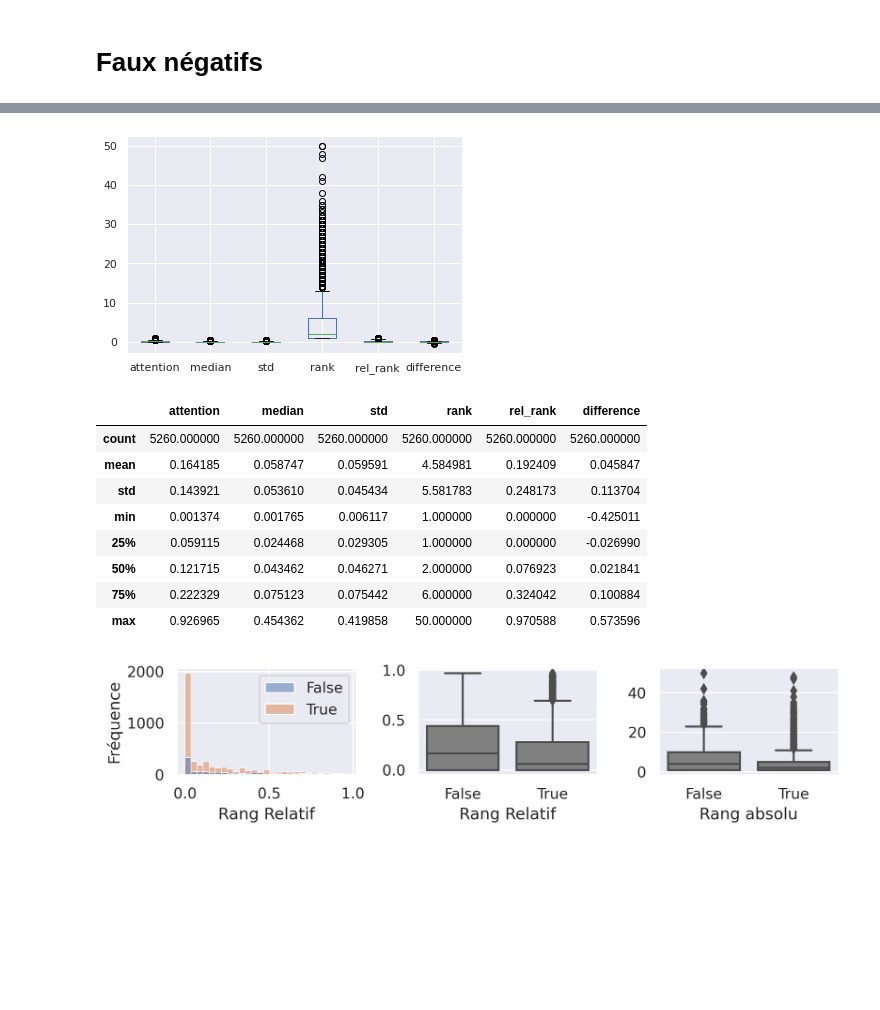
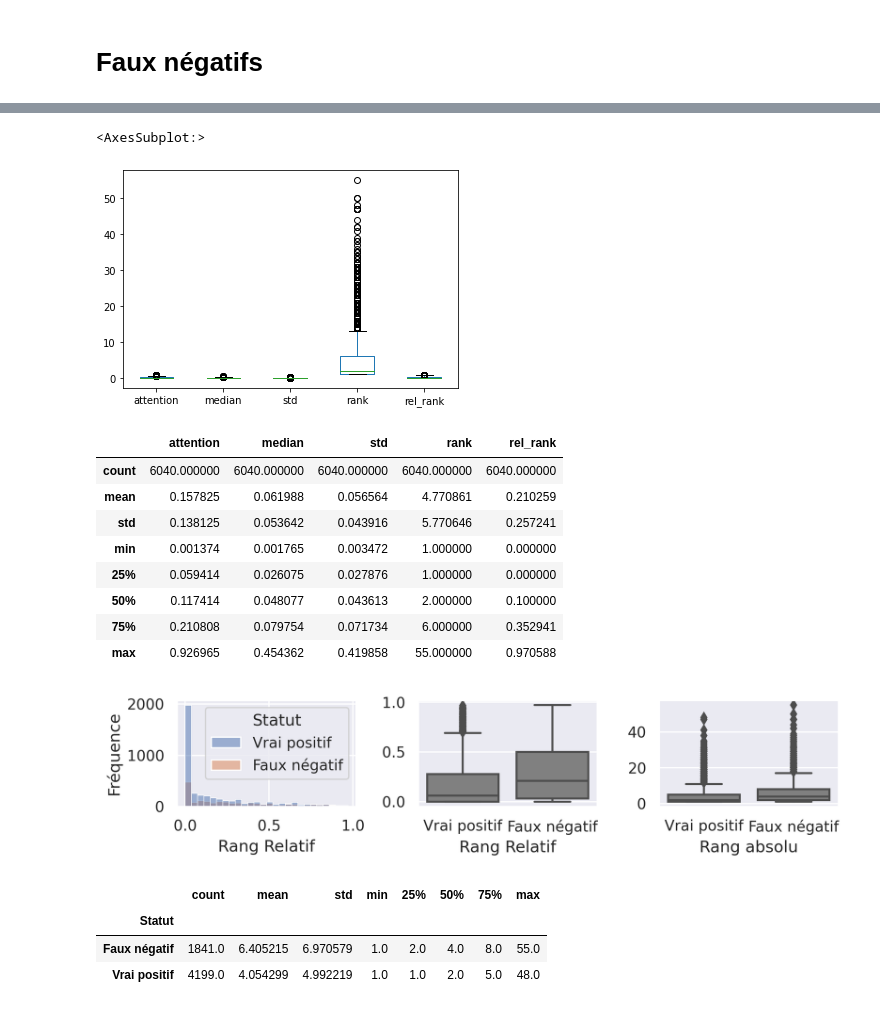
Before and after one commit to lascivaroma/seligator, a Jupyter notebook: 09 - Study attention accross models.ipynb, the cells around one changed output, grey strips where cells are left out. Cells and saved outputs as stored; diff of their text form; code cells hidden in the pictures; blank space fills up the shorter version.

```diff
--- a/09 - Study attention accross models.ipynb
+++ b/09 - Study attention accross models.ipynb
@@ -401,7 +410,7 @@ Siccae enim fanum est Veneris , in quod se matronae conferebant atque inde proce
 ## Navigation dans les faux positifs
 # %%
 rank1_false_positives = attentions[
-    (attentions.true_positive == False) & (attentions["rank"] == 1)
+    (attentions.ok == False) & (attentions.prediction == "positive") & (attentions["rank"] == 1)
 ].lemma.value_counts().reset_index()
 
 
@@ -461,7 +470,10 @@ fp_interessants = ["amor", "masculus", "femineus", "caltula", "fullo", "lumbus",
 ## Récupération des textes avec des faux positifs intéressants
 # %%
 fp_texts = attentions[
-    (attentions["rank"] == 1) & (attentions.lemma.isin(fp_interessants)) & (attentions.true_positive == False)
+    (attentions["rank"] == 1) & \
+    (attentions.lemma.isin(fp_interessants)) & \
+    (attentions.prediction == "positive") & \
+    (attentions.ok == False)
 ][["lemma", "attention", "source"]]
 
 fp_texts_counted = fp_texts.value_counts(["lemma", "source"]).reset_index()
@@ -637,6 +669,5 @@ for file in tqdm.tqdm(glob.glob(PATH)):
 attentions = pandas.DataFrame(tops, columns=Cols).sort_values(
     "attention", ascending=False
 )
-attentions["difference"] = attentions["attention"] - (attentions["median"] + attentions["std"])
-attentions
-print(Cols)
+attentions["Statut"] = attentions.status
+#attentions = attentions.apply(get_status, axis=1)
@@ -655,7 +700,9 @@ def adams(row):
 
 AdamsDf = AdamsDf.apply(adams, axis=1)
 AdamsDf[AdamsDf.Adams == True].plot.box("rank")
-
-flt = AdamsDf[AdamsDf.Adams == True]
 # %% [output]
+<AxesSubplot:>
-[figure, old version]
+[figure, new version]
+# %%
+flt = AdamsDf[(AdamsDf.Adams == True)].copy()
+flt = flt.apply(get_status, axis=1)
@@ -662,30 +711,36 @@ flt = AdamsDf[AdamsDf.Adams == True]
 # %%
-
 sns.set_theme()
 figure, (ax1, ax3, ax2) = plt.subplots(1, 3, dpi=300, figsize=(8,2), tight_layout=True)
-sns.histplot(data=flt, x="rel_rank", ax=ax1, hue="true_positive", color="gray")
+sns.histplot(data=flt, x="rel_rank", ax=ax1, hue="Statut", color="gray")
 ax1.set_xlabel("Rang Relatif")
 ax1.set_ylabel("Fréquence")
 
-ax1.get_legend().set_title("")
-sns.boxplot(data=flt, y="rank", x="true_positive", ax=ax2, color="gray")
+# ax1.get_legend().set_title("")
+sns.boxplot(data=flt, y="rank", x="Statut", ax=ax2, color="gray")
 ax2.set_ylabel("")
 ax2.set_xlabel("Rang absolu")
 
-sns.boxplot(data=flt, y="rel_rank", x="true_positive", ax=ax3, color="gray")
+sns.boxplot(data=flt, y="rel_rank", x="Statut", ax=ax3, color="gray")
 #ax2.set_yticklabels(ax.get_yticks(), rotation = 90)
 ax3.set_ylabel("")
 ax3.set_xlabel("Rang Relatif")
 
 flt.describe()
 # %% [output]
-|  | attention | median | std | rank | rel_rank | difference |
-| count | 5260.000000 | 5260.000000 | 5260.000000 | 5260.000000 | 5260.000000 | 5260.000000 |
-| mean | 0.164185 | 0.058747 | 0.059591 | 4.584981 | 0.192409 | 0.045847 |
-| std | 0.143921 | 0.053610 | 0.045434 | 5.581783 | 0.248173 | 0.113704 |
-| min | 0.001374 | 0.001765 | 0.006117 | 1.000000 | 0.000000 | -0.425011 |
-| 25% | 0.059115 | 0.024468 | 0.029305 | 1.000000 | 0.000000 | -0.026990 |
-| 50% | 0.121715 | 0.043462 | 0.046271 | 2.000000 | 0.076923 | 0.021841 |
-| 75% | 0.222329 | 0.075123 | 0.075442 | 6.000000 | 0.324042 | 0.100884 |
-| max | 0.926965 | 0.454362 | 0.419858 | 50.000000 | 0.970588 | 0.573596 |
+|  | attention | median | std | rank | rel_rank |
+| count | 6040.000000 | 6040.000000 | 6040.000000 | 6040.000000 | 6040.000000 |
+| mean | 0.157825 | 0.061988 | 0.056564 | 4.770861 | 0.210259 |
+| std | 0.138125 | 0.053642 | 0.043916 | 5.770646 | 0.257241 |
+| min | 0.001374 | 0.001765 | 0.003472 | 1.000000 | 0.000000 |
+| 25% | 0.059414 | 0.026075 | 0.027876 | 1.000000 | 0.000000 |
+| 50% | 0.117414 | 0.048077 | 0.043613 | 2.000000 | 0.100000 |
+| 75% | 0.210808 | 0.079754 | 0.071734 | 6.000000 | 0.352941 |
+| max | 0.926965 | 0.454362 | 0.419858 | 55.000000 | 0.970588 |
-[figure, old version]
+[figure, new version]
+# %%
+flt.groupby("Statut")["rank"].describe()
+# %% [output]
+|  | count | mean | std | min | 25% | 50% | 75% | max |
+| Statut |  |  |  |  |  |  |  |  |
+| Faux négatif | 1841.0 | 6.405215 | 6.970579 | 1.0 | 2.0 | 4.0 | 8.0 | 55.0 |
+| Vrai positif | 4199.0 | 4.054299 | 4.992219 | 1.0 | 1.0 | 2.0 | 5.0 | 48.0 |
```
Also changed, not shown: parts of 24 cells of this notebook, 2 other files.
